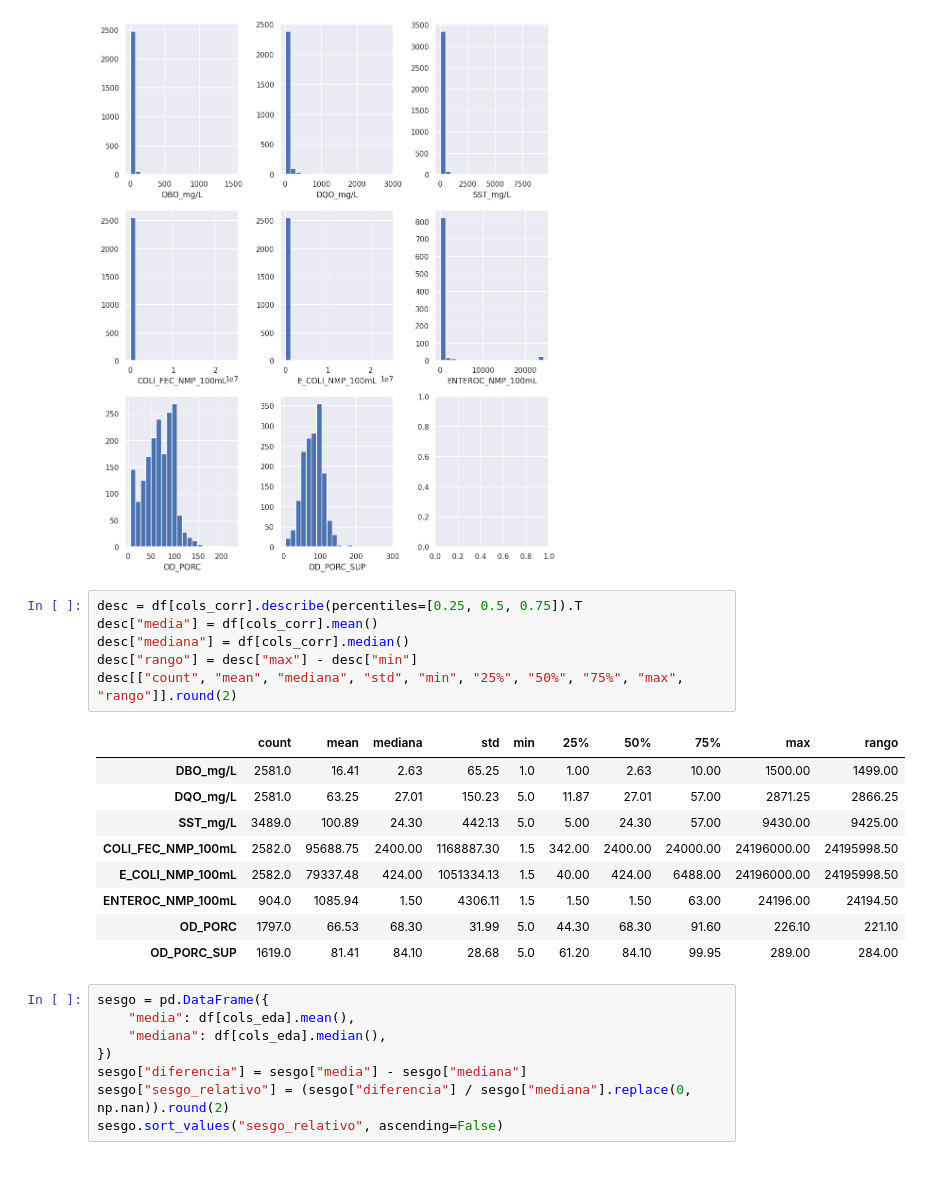
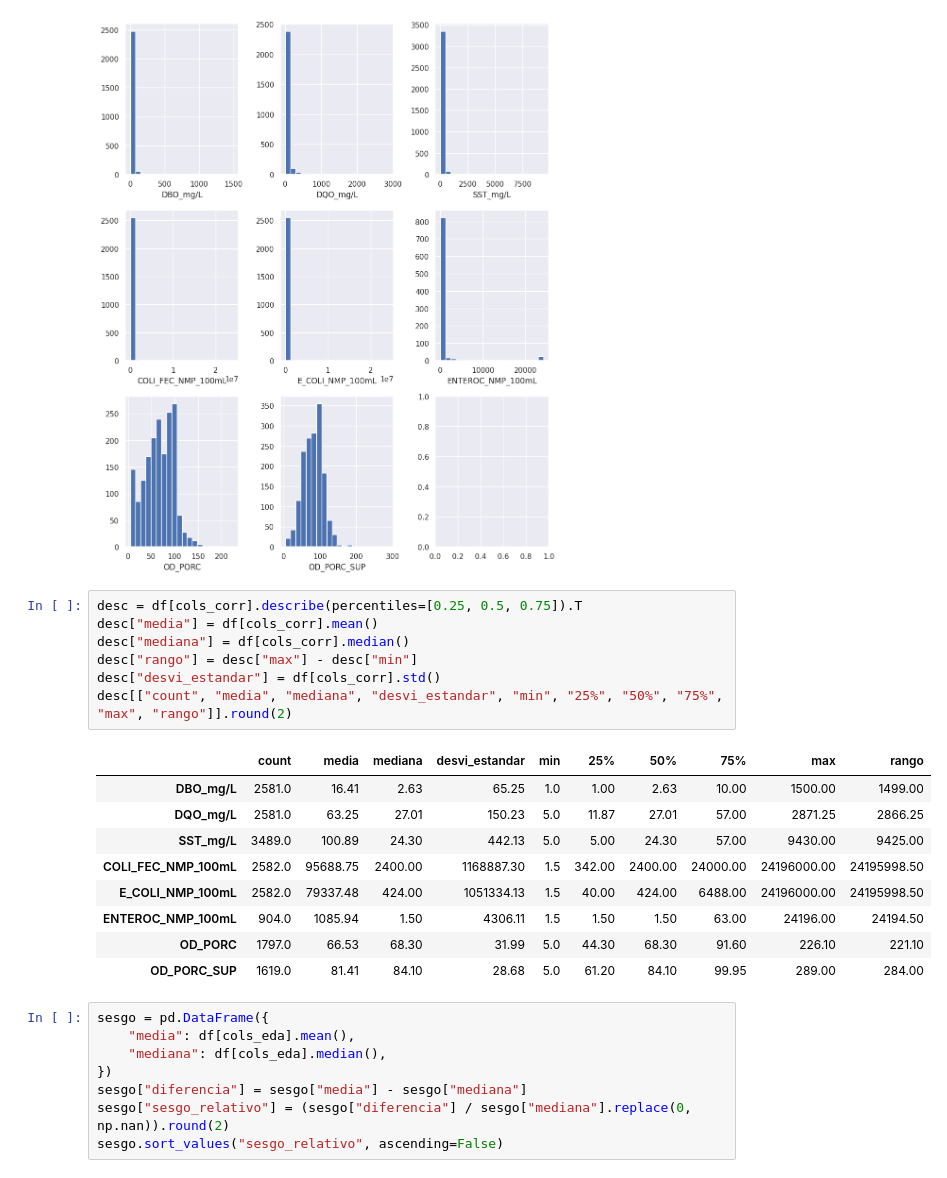
Before and after one commit to achockc-cenfo/proyecto_final_CD, a Jupyter notebook: cd_final_proyecto.ipynb, the cells around one changed output. Drawn from its saved outputs; the diff is of its cells as text.

```diff
--- a/cd_final_proyecto.ipynb
+++ b/cd_final_proyecto.ipynb
@@ -313,11 +313,12 @@ plt.show()
 # %%
 desc = df[cols_corr].describe(percentiles=[0.25, 0.5, 0.75]).T
 desc["media"] = df[cols_corr].mean()
 desc["mediana"] = df[cols_corr].median()
 desc["rango"] = desc["max"] - desc["min"]
-desc[["count", "mean", "mediana", "std", "min", "25%", "50%", "75%", "max", "rango"]].round(2)
+desc["desvi_estandar"] = df[cols_corr].std()
+desc[["count", "media", "mediana", "desvi_estandar", "min", "25%", "50%", "75%", "max", "rango"]].round(2)
 # %% [output]
-|  | count | mean | mediana | std | min | 25% | 50% | 75% | max | rango |
+|  | count | media | mediana | desvi_estandar | min | 25% | 50% | 75% | max | rango |
 | DBO_mg/L | 2581.0 | 16.41 | 2.63 | 65.25 | 1.0 | 1.00 | 2.63 | 10.00 | 1500.00 | 1499.00 |
 | DQO_mg/L | 2581.0 | 63.25 | 27.01 | 150.23 | 5.0 | 11.87 | 27.01 | 57.00 | 2871.25 | 2866.25 |
 | SST_mg/L | 3489.0 | 100.89 | 24.30 | 442.13 | 5.0 | 5.00 | 24.30 | 57.00 | 9430.00 | 9425.00 |
```
Also changed, not shown: parts of 1 cell of this notebook.
